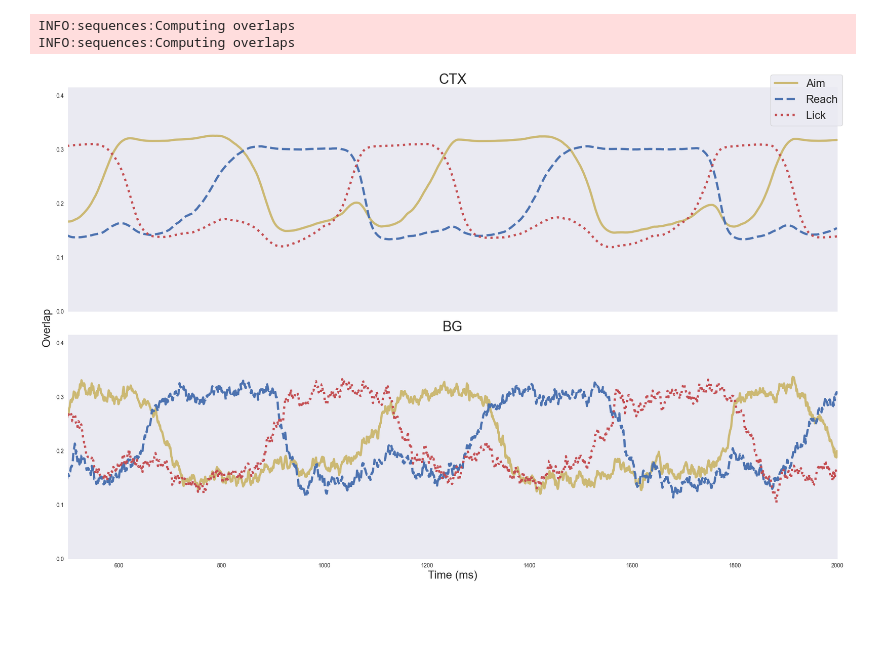
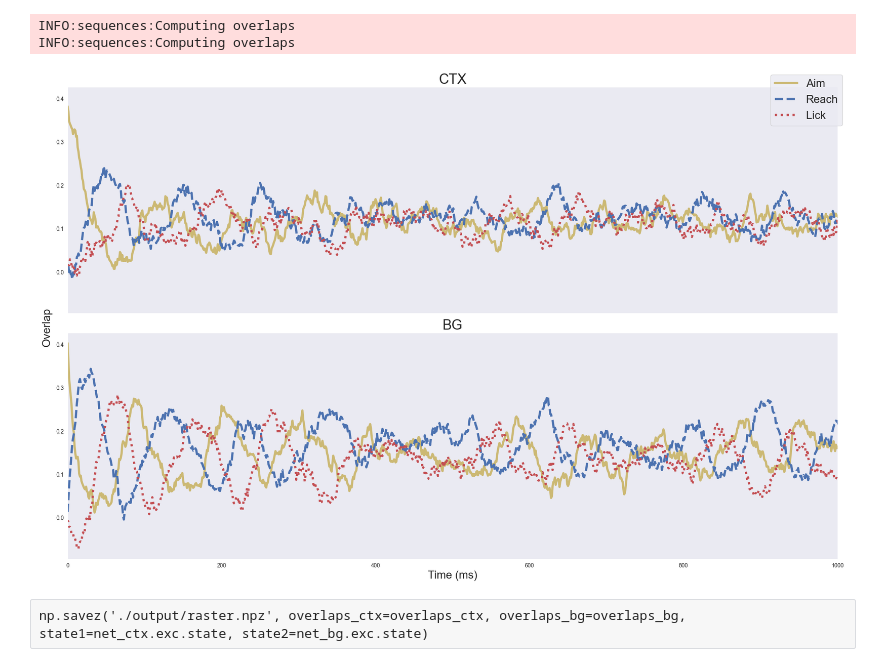
Before and after one commit to jp464/striatal-sequence, a Jupyter notebook: figures/article/1/net2.ipynb, the cells around one changed output. Drawn from its saved outputs; the diff is of its cells as text; code cells hidden in the pictures; blank space fills up the shorter version.

```diff
--- a/figures/article/1/net2.ipynb
+++ b/figures/article/1/net2.ipynb
@@ -14,5 +15,7 @@ from sequences import GaussianSequence
 
 logging.basicConfig(level=logging.INFO)
+# %%
+Acc, Abb, Abc, Acb = 1.65, 1.65, 6, 1
 # %%
 phi = ErrorFunction(mu=0.22, sigma=0.1).phi
 ctx = Population(N=1000, tau=1e-2, phi=phi, name='ctx')
@@ -20,21 +23,21 @@ bg = Population(N=1000, tau=1e-2, phi=phi, name='bg')
 plasticity = ThresholdPlasticityRule(x_f=0.5, q_f=0.8)
 
 S, P = 1, 3
-sequences_ctx = [GaussianSequence(P,ctx.size, seed=5) for i in range(S)]
+sequences_ctx = [GaussianSequence(P,ctx.size, seed=114) for i in range(S)]
 patterns_ctx = np.stack([s.inputs for s in sequences_ctx])
-sequences_bg = [GaussianSequence(P,ctx.size, seed=27) for i in range(S)]
+sequences_bg = [GaussianSequence(P,ctx.size, seed=29) for i in range(S)]
 patterns_bg = np.stack([s.inputs for s in sequences_bg])
 
 J_cc = SparseConnectivity(source=ctx, target=ctx, p=0.05)
-synapse_cc = LinearSynapse(J_cc.K, A=5)
+synapse_cc = LinearSynapse(J_cc.K, A=Acc)
 J_cc.store_attractors(patterns_ctx[0], patterns_ctx[0], synapse_cc.h_EE,
                       plasticity.f, plasticity.g)
 J_bb = SparseConnectivity(source=bg, target=bg, p=0.05)
-synapse_bb = LinearSynapse(J_bb.K, A=5)
+synapse_bb = LinearSynapse(J_bb.K, A=Abb)
 J_bb.store_attractors(patterns_bg[0], patterns_bg[0], synapse_bb.h_EE,
                       plasticity.f, plasticity.g)
 J_cb  = SparseConnectivity(source=bg, target=ctx, p=0.05)
-synapse_cb = LinearSynapse(J_cb.K, A=1)
+synapse_cb = LinearSynapse(J_cb.K, A=Acb)
 J_cb.store_attractors(patterns_bg[0], patterns_ctx[0], synapse_cb.h_EE,
                       plasticity.f, plasticity.g)
 
@@ -42,11 +45,11 @@ J_bc = SparseConnectivity(source=ctx, target=bg, p=0.05)
 synapse_bc = LinearSynapse(J_cc.K, A=0)
 J_bc.store_sequences(patterns_ctx, patterns_bg, synapse_bc.h_EE, plasticity.f, plasticity.g)
 J_bc.update_sequences(patterns_ctx[0][0], patterns_bg[0][1],
-                   1, lamb=1,f=plasticity.f, g=plasticity.g)
+                   Abc, lamb=1,f=plasticity.f, g=plasticity.g)
 J_bc.update_sequences(patterns_ctx[0][1], patterns_bg[0][2],
-                   1, lamb=1,f=plasticity.f, g=plasticity.g)
+                   Abc, lamb=1,f=plasticity.f, g=plasticity.g)
 J_bc.update_sequences(patterns_ctx[0][2], patterns_bg[0][0],
-                   1, lamb=1,f=plasticity.f, g=plasticity.g)
+                   Abc, lamb=1,f=plasticity.f, g=plasticity.g)
 net_ctx = RateNetwork(ctx, c_EE=J_cc, c_IE=J_bc, formulation=4)
 net_bg = RateNetwork(bg, c_II=J_bb, c_EI=J_cb, formulation=4)
 # %% [output]
@@ -65,14 +68,16 @@ init_input_ctx = phi(patterns_ctx[0][0])
 init_input_bg = phi(patterns_bg[0][0])
 # init_input_ctx = np.random.normal(net_ctx.size)
 # init_input_bg = np.random.normal(net_bg.size)
-T=2
-net_ctx.simulate_euler2(net_bg, T, init_input_ctx, init_input_bg)
+T=5
+mouse = ReachingTask(3, alpha=0.5)
+net_ctx.simulate_euler2(mouse, net_bg, T, init_input_ctx, init_input_bg,
+                        patterns_ctx[0], patterns_bg[0], detection_thres=.23)
 # %% [output]
 INFO:network:Integrating network dynamics
 # %%
 # overlaps = sequences_ctx[0].overlaps(net_ctx, ctx, phi=phi)
-overlaps_ctx = sequences_ctx[0].overlaps(net_ctx, ctx, phi=phi)
-overlaps_bg = sequences_bg[0].overlaps(net_bg, bg, phi=phi)
+overlaps_ctx = sequences_ctx[0].overlaps(net_ctx, ctx)
+overlaps_bg = sequences_bg[0].overlaps(net_bg, bg)
 # %% [output]
 INFO:sequences:Computing overlaps
 INFO:sequences:Computing overlaps
@@ -82,19 +87,21 @@ colors = sns.color_palette('deep')
 # %%
 fig, axes = plt.subplots(2,1, sharex=True, sharey=True, tight_layout=True, figsize=(20,13))
 axes[0].plot(overlaps_ctx[0], linestyle='solid', linewidth=4, color=colors[8])
 axes[0].plot(overlaps_ctx[1], linestyle='dashed', linewidth=4, color=colors[0])
 axes[0].plot(overlaps_ctx[2], linestyle='dotted', linewidth=4, color=colors[3])
 axes[0].set_yticks([0.0, 0.1, 0.2, 0.3, 0.4])
 axes[0].set_title("CTX", fontsize=25)
 axes[1].plot(overlaps_bg[0], linestyle='solid', linewidth=4, color=colors[8])
 axes[1].plot(overlaps_bg[1], linestyle='dashed', linewidth=4, color=colors[0])
 axes[1].plot(overlaps_bg[2], linestyle='dotted', linewidth=4, color=colors[3])
 axes[1].set_yticks([0.0, 0.1, 0.2, 0.3, 0.4])
 axes[1].set_title("BG", fontsize=25)
 axes[1].set_xlabel('Time (ms)', fontsize=20)
 fig.text(-0.01, 0.5, 'Overlap', va='center', rotation='vertical', fontsize=20)
-plt.setp(axes, xlim=(500, 2000))
+plt.setp(axes, xlim=(0, 1000))
 plt.figlegend(labels=['Aim', 'Reach', 'Lick'], fontsize=20)
+# plt.savefig('./output/seq7.svg', dpi=300, bbox_inches = "tight", format='svg')
+
 plt.show()
 # %% [output]
-[figure, old version]
+[figure, new version]
@@ -102,0 +108,2 @@ np.savez('./output/raster.npz', overlaps_ctx=overlaps_ctx, overlaps_bg=overlaps_
+# %% [raw]
+np.savez('./output/raster.npz', overlaps_ctx=overlaps_ctx, overlaps_bg=overlaps_bg, state1=net_ctx.exc.state, state2=net_bg.exc.state)
```
Also changed, not shown: parts of 2 cells of this notebook, 4 other files.
